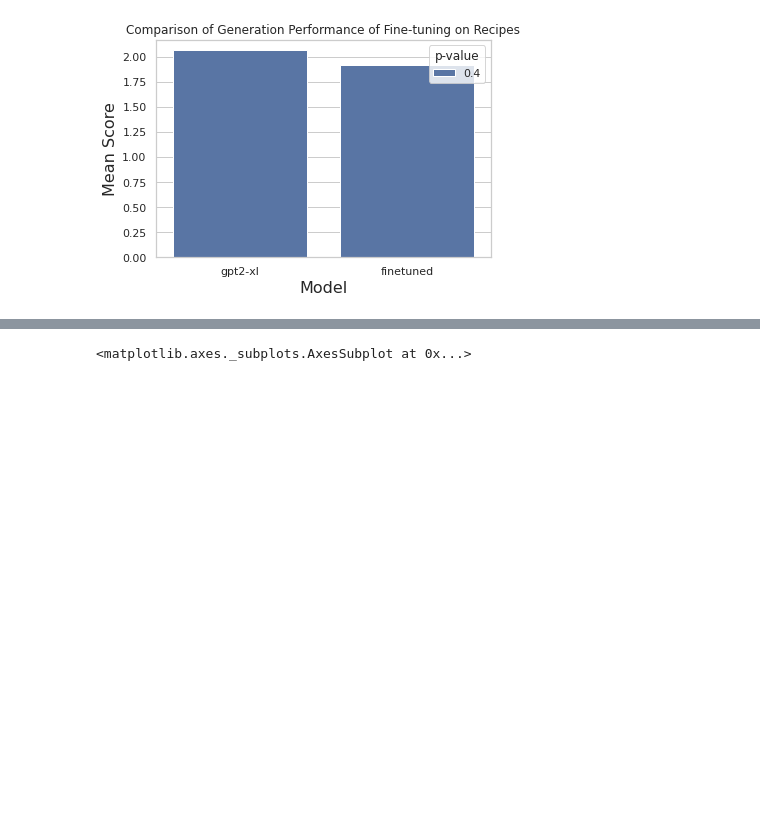
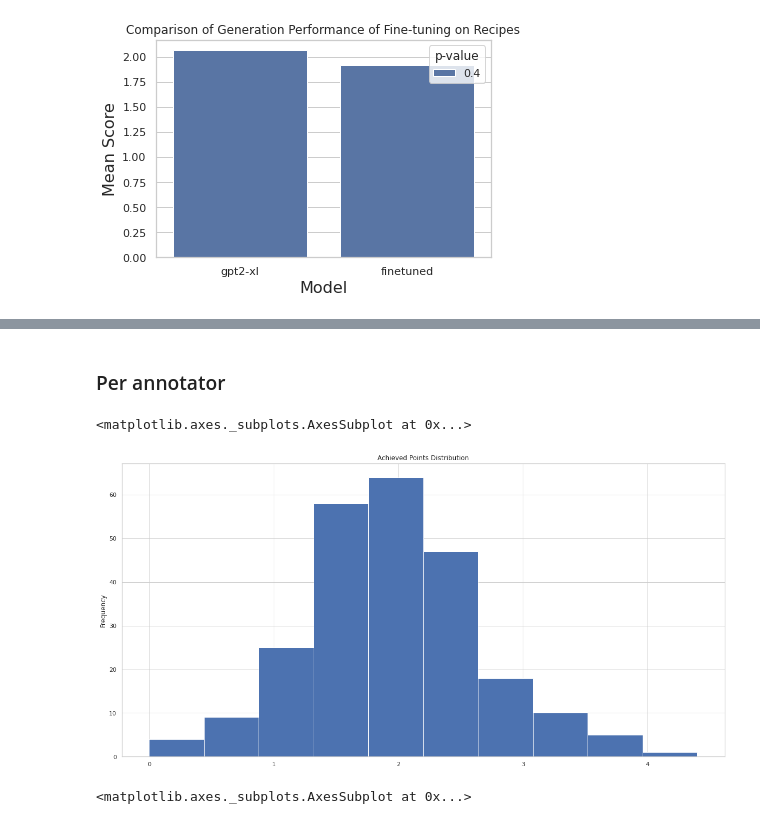
Before and after one commit to kirubarajan/roft, a Jupyter notebook: annotation/analysis/research.ipynb, the cells around one changed output, grey strips where cells are left out. Drawn from its saved outputs; the diff is of its cells as text; code cells hidden in the pictures; blank space fills up the shorter version.

```diff
--- a/annotation/analysis/research.ipynb
+++ b/annotation/analysis/research.ipynb
@@ -285,3 +372,13 @@ full_df.sort_values(['date']).groupby('annotator').head(10).groupby('annotator')
+# %% [markdown]
+### Per annotator
+# %%
+full_df.sort_values(['date']).groupby('annotator').points.mean().plot.hist(
+    figsize=(20, 10),
+    title='Achieved Points Distribution'
+)
+# %% [output]
+<matplotlib.axes._subplots.AxesSubplot at 0x...>
+[figure, added]
 # %%
 full_df.groupby('annotator').points.mean().plot.hist(
     figsize=(20, 10),
```
Also changed, not shown: parts of 25 cells of this notebook.
